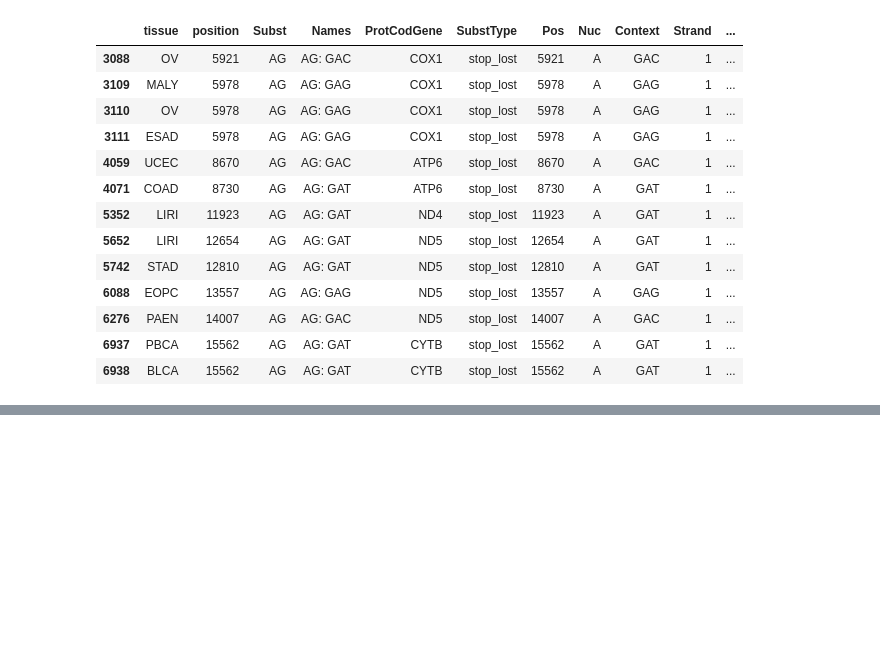
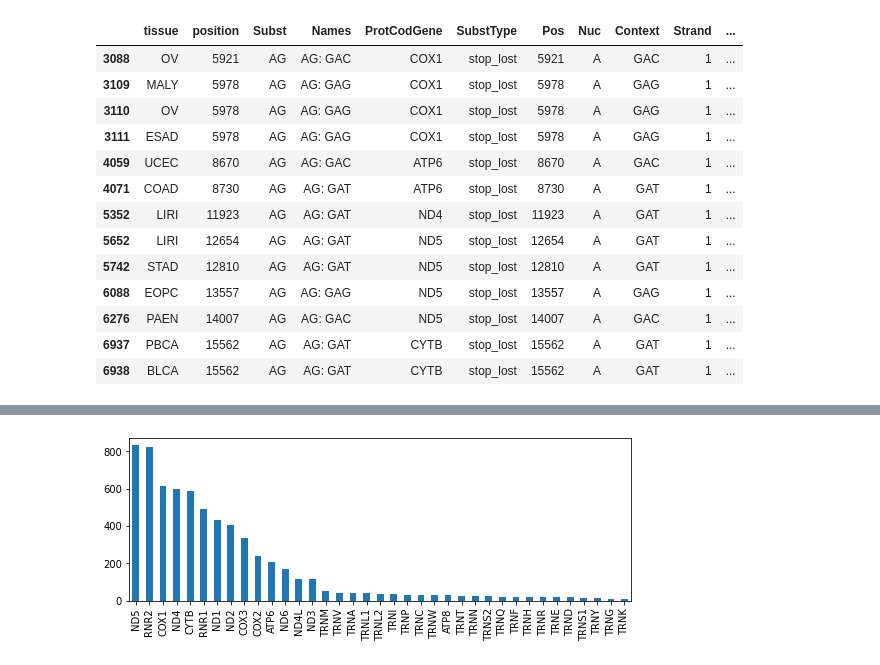
Before and after one commit to mitoclub/Signatures, a Jupyter notebook: notebooks/cancer_EDA.ipynb, the cells around one changed output, grey strips where cells are left out. Drawn from its saved outputs; the diff is of its cells as text; code cells hidden in the pictures; blank space fills up the shorter version.

```diff
--- a/notebooks/cancer_EDA.ipynb
+++ b/notebooks/cancer_EDA.ipynb
@@ -387,0 +402,21 @@ ObsAllExtAnn[(ObsAllExtAnn.SubstType == "stop_lost") & ObsAllExtAnn.IsSyn]
+# %%
+def get_alt(ser: pd.Series):
+    if not isinstance(ser["Codon"], str):
+        return None
+    codon = list(ser["Codon"])
+    ref_nuc, alt_nuc = ser["ref"], ser["var"]
+    pic = ser["PosInCodon"] - 1
+    assert codon[pic] == ref_nuc, "reference nucleotide is not tha same as in codon"
+    codon[pic] = alt_nuc
+    alt_codon = "".join(codon)
+    return alt_codon
+
+ObsAllAnn = pd.merge(
+    ObsAll[["tissue", "position", "ref", "var", "Annot", "is_nonsense"]],
+    Ref, left_on=["position", "ref"], right_on=["Pos", "Nuc"],
+)
+ObsAllAnn["AltCodon"] = ObsAllAnn.apply(get_alt, axis=1)
+ObsAllAnn["IsSyn"] = ObsAllAnn.apply(lambda s: is_syn_codons(s.Codon, s.AltCodon, 2), axis=1)
+ObsAllAnn["IsFoufold"] = (ObsAllAnn["PosInCodon"] == 3) & ObsAllAnn["Codon"].isin(ff_codons)
+
+ObsAllAnn.head()
@@ -387,0 +430,5 @@ ObsAllExtAnn[(ObsAllExtAnn.SubstType == "stop_lost") & ObsAllExtAnn.IsSyn]
+# %%
+plt.figure(figsize=(9, 3))
+ObsAllAnn.GeneName.value_counts().plot.bar();
+# %% [output]
+[figure, added]
```
Also changed, not shown: parts of 7 cells of this notebook, 1 other file.
